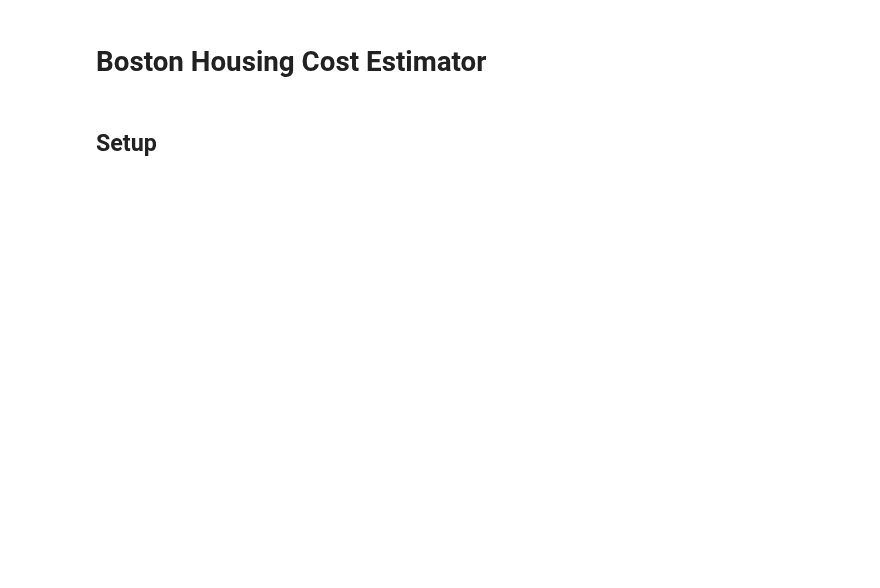
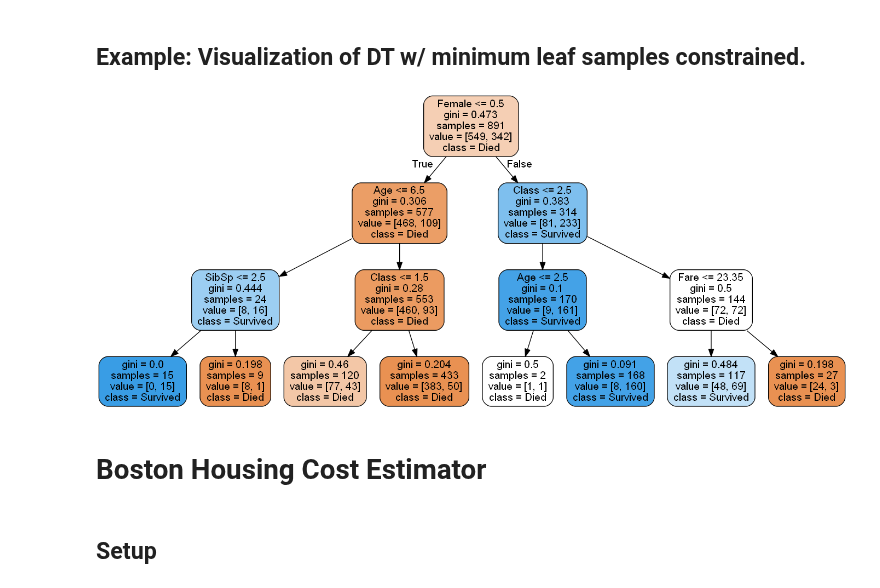
Before and after one commit to richss/cs455-ml-demos, a Jupyter notebook: cs455-chapter6-demos.ipynb, the cells around one changed output. Saved outputs shown, nothing was run; the diff lists cells and outputs as text; code cells hidden in the pictures; blank space fills up the shorter version.

```diff
--- a/cs455-chapter6-demos.ipynb
+++ b/cs455-chapter6-demos.ipynb
@@ -178,3 +170,28 @@ export_graphviz(
+# %% [markdown]
+## Example: Visualization of DT w/ minimum leaf samples constrained.
+# %%
+from sklearn.tree import export_graphviz
+from IPython.display import Image as PImage
+
+clf = DecisionTreeClassifier(min_samples_leaf=50)
+clf.fit(train_X_data, train_y_data)
+
+feature_names = ["Age", "Fare", "SibSp", "Parch", "Class", "Female"]
+target_names = ["Died","Survived"]
+
+export_graphviz(
+        clf,
+        out_file="titanic2.dot",
+        feature_names=feature_names,
+        class_names=target_names,
+        rounded=True,
+        filled=True
+    )
+!dot -Tpng titanic2.dot -o titanic2.png
+
+PImage('titanic1.png')
+# %% [output]
+[figure, added]
 # %% [markdown]
 # Boston Housing Cost Estimator
 # %% [markdown]
```
Also changed, not shown: parts of 17 cells of this notebook, 1 other file.
